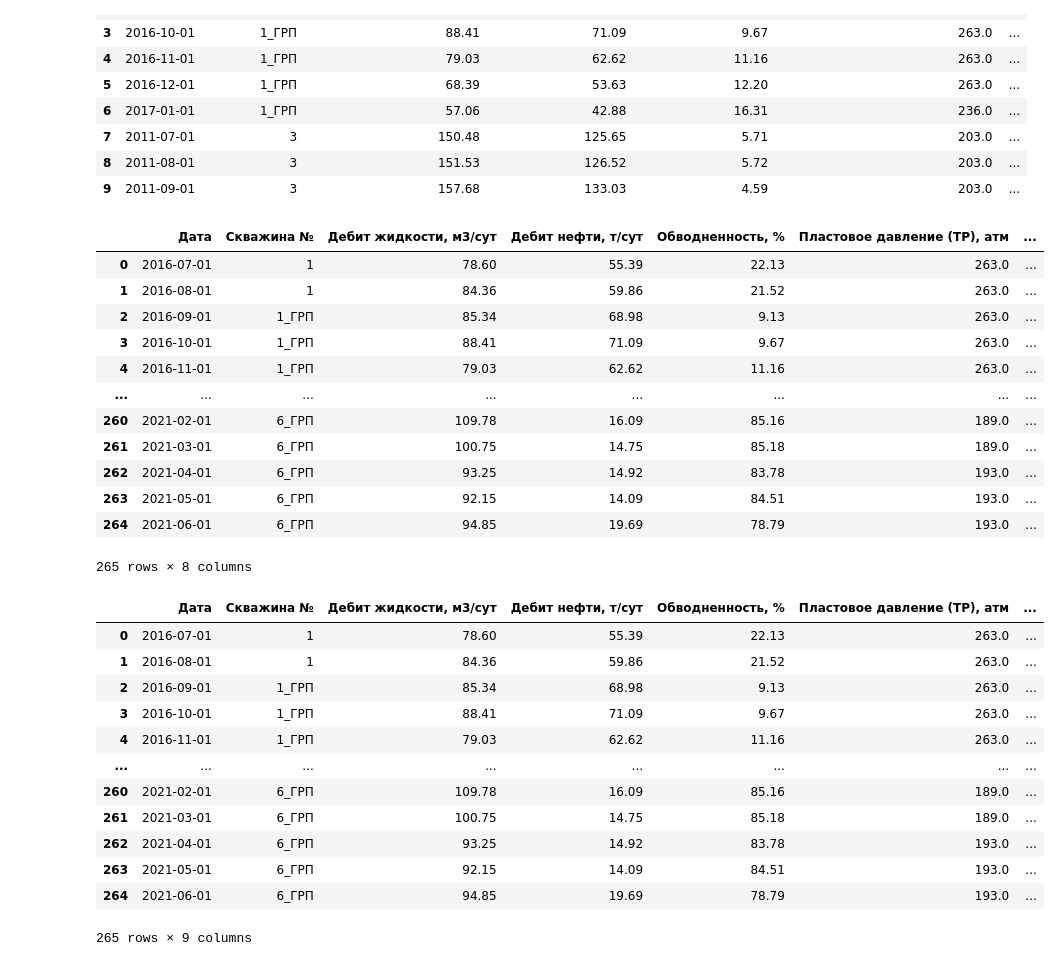
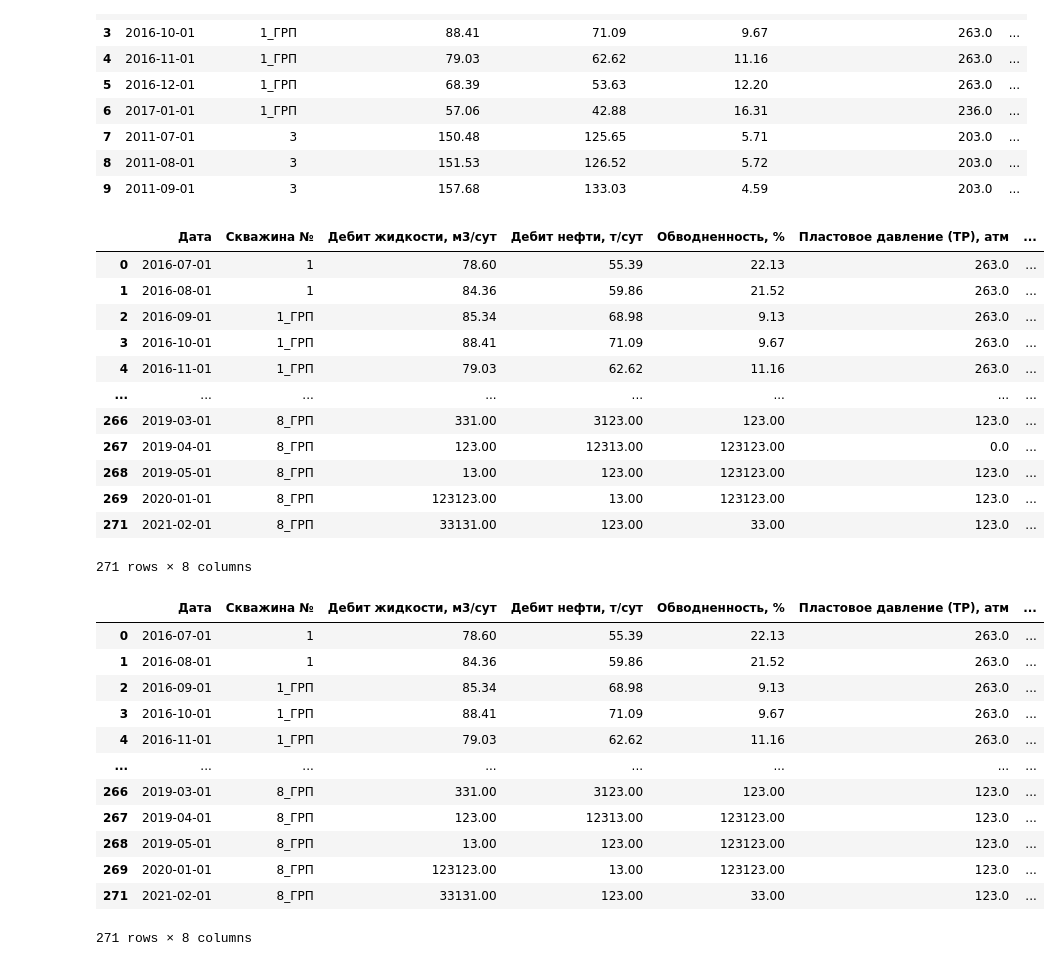
Before and after one commit to lybmvvs/gazpromapp, a Jupyter notebook: app_gazprom_func.ipynb, the cells around one changed output. Cells and saved outputs as stored; diff of their text form; code cells hidden in the pictures.

```diff
--- a/app_gazprom_func.ipynb
+++ b/app_gazprom_func.ipynb
@@ -68,5 +69,5 @@ step
 | 16 | 2007-08-15 |
 | 17 | 2008-02-25 |
 # %%
-dums = dummy.merge(step, on=target)
+dummy = dummy.merge(step, on=target)
 # %%
@@ -84,11 +85,11 @@ dums.head(10)
 | 8 | 2011-08-01 | 3 | 151.53 | 126.52 | 5.72 | 203.0 | ... |
 | 9 | 2011-09-01 | 3 | 157.68 | 133.03 | 4.59 | 203.0 | ... |
 # %%
-dums[target] = dums.apply(
+dummy[target] = dummy.apply(
     lambda x:
     str(x[target])
     + ('_ГРП' if x['Дата'] > x[date_column_name] else ''),
     axis=1
 )
-sheet_2 = dums.drop(date_column_name, axis=1)
+dummy = dummy.drop(date_column_name, axis=1)
 # %%
@@ -107,31 +108,29 @@ sheet_2.head(10)
 | 9 | 2011-09-01 | 3 | 157.68 | 133.03 | 4.59 | 203.0 | ... |
 # %%
 #удаляем стоки с нулевым дебитом нефти
-sheet_2 = sheet_2.drop(sheet_2[sheet_2['Дебит нефти, т/сут'] == 0].index)
-sheet_2
+dummy = dummy.drop(dummy[dummy['Дебит нефти, т/сут'] == 0].index)
+dummy
 # %% [output]
 |  | Дата | Скважина № | Дебит жидкости, м3/сут | Дебит нефти, т/сут | Обводненность, % | Пластовое давление (ТР), атм | ... |
 | 0 | 2016-07-01 | 1 | 78.60 | 55.39 | 22.13 | 263.0 | ... |
 | 1 | 2016-08-01 | 1 | 84.36 | 59.86 | 21.52 | 263.0 | ... |
 | 2 | 2016-09-01 | 1_ГРП | 85.34 | 68.98 | 9.13 | 263.0 | ... |
 | 3 | 2016-10-01 | 1_ГРП | 88.41 | 71.09 | 9.67 | 263.0 | ... |
 | 4 | 2016-11-01 | 1_ГРП | 79.03 | 62.62 | 11.16 | 263.0 | ... |
 | ... | ... | ... | ... | ... | ... | ... | ... |
-| 260 | 2021-02-01 | 6_ГРП | 109.78 | 16.09 | 85.16 | 189.0 | ... |
-| 261 | 2021-03-01 | 6_ГРП | 100.75 | 14.75 | 85.18 | 189.0 | ... |
-| 262 | 2021-04-01 | 6_ГРП | 93.25 | 14.92 | 83.78 | 193.0 | ... |
-| 263 | 2021-05-01 | 6_ГРП | 92.15 | 14.09 | 84.51 | 193.0 | ... |
-| 264 | 2021-06-01 | 6_ГРП | 94.85 | 19.69 | 78.79 | 193.0 | ... |
+| 266 | 2019-03-01 | 8_ГРП | 331.00 | 3123.00 | 123.00 | 123.0 | ... |
+| 267 | 2019-04-01 | 8_ГРП | 123.00 | 12313.00 | 123123.00 | 0.0 | ... |
+| 268 | 2019-05-01 | 8_ГРП | 13.00 | 123.00 | 123123.00 | 123.0 | ... |
+| 269 | 2020-01-01 | 8_ГРП | 123123.00 | 13.00 | 123123.00 | 123.0 | ... |
+| 271 | 2021-02-01 | 8_ГРП | 33131.00 | 123.00 | 33.00 | 123.0 | ... |
-265 rows × 8 columns
+271 rows × 8 columns
 # %%
 #если нулевое пластовое давление, то беру предыдущее значение
-sheet_2['Пластовое давление (ТР), атм'] = sheet_2.apply(
-    lambda x:
-    sheet_2['Пластовое давление (ТР), атм'].shift() if x['Пластовое давление (ТР), атм']==0 else x['Пластовое давление (ТР), атм'],
-    axis=1
-)
+dummy['Предыдущее пластовое давление']=dummy['Пластовое давление (ТР), атм'].shift(-1)
 
-sheet_2
+dummy['Пластовое давление (ТР), атм'],dummy['Предыдущее пластовое давление']=np.where(dummy['Пластовое давление (ТР), атм']==0,(dummy['Предыдущее пластовое давление'],dummy['Пластовое давление (ТР), атм']),(dummy['Пластовое давление (ТР), атм'],dummy['Предыдущее пластовое давление']))
+dummy = dummy.drop('Предыдущее пластовое давление', axis=1)
+dummy
 # %% [output]
 |  | Дата | Скважина № | Дебит жидкости, м3/сут | Дебит нефти, т/сут | Обводненность, % | Пластовое давление (ТР), атм | ... |
 | 0 | 2016-07-01 | 1 | 78.60 | 55.39 | 22.13 | 263.0 | ... |
@@ -140,10 +139,10 @@ sheet_2
 | 3 | 2016-10-01 | 1_ГРП | 88.41 | 71.09 | 9.67 | 263.0 | ... |
 | 4 | 2016-11-01 | 1_ГРП | 79.03 | 62.62 | 11.16 | 263.0 | ... |
 | ... | ... | ... | ... | ... | ... | ... | ... |
-| 260 | 2021-02-01 | 6_ГРП | 109.78 | 16.09 | 85.16 | 189.0 | ... |
-| 261 | 2021-03-01 | 6_ГРП | 100.75 | 14.75 | 85.18 | 189.0 | ... |
-| 262 | 2021-04-01 | 6_ГРП | 93.25 | 14.92 | 83.78 | 193.0 | ... |
-| 263 | 2021-05-01 | 6_ГРП | 92.15 | 14.09 | 84.51 | 193.0 | ... |
-| 264 | 2021-06-01 | 6_ГРП | 94.85 | 19.69 | 78.79 | 193.0 | ... |
+| 266 | 2019-03-01 | 8_ГРП | 331.00 | 3123.00 | 123.00 | 123.0 | ... |
+| 267 | 2019-04-01 | 8_ГРП | 123.00 | 12313.00 | 123123.00 | 123.0 | ... |
+| 268 | 2019-05-01 | 8_ГРП | 13.00 | 123.00 | 123123.00 | 123.0 | ... |
+| 269 | 2020-01-01 | 8_ГРП | 123123.00 | 13.00 | 123123.00 | 123.0 | ... |
+| 271 | 2021-02-01 | 8_ГРП | 33131.00 | 123.00 | 33.00 | 123.0 | ... |
-265 rows × 9 columns
+271 rows × 8 columns
 # %%
```
Also changed, not shown: parts of 6 cells of this notebook.
